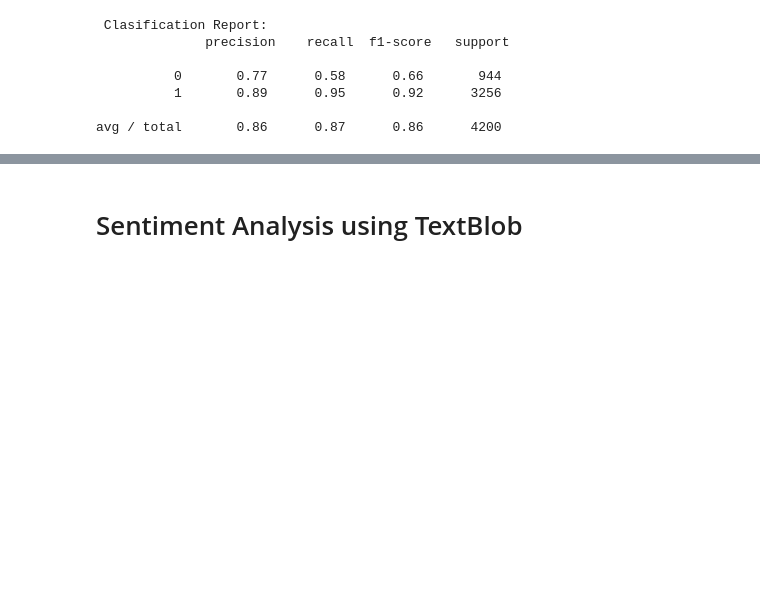
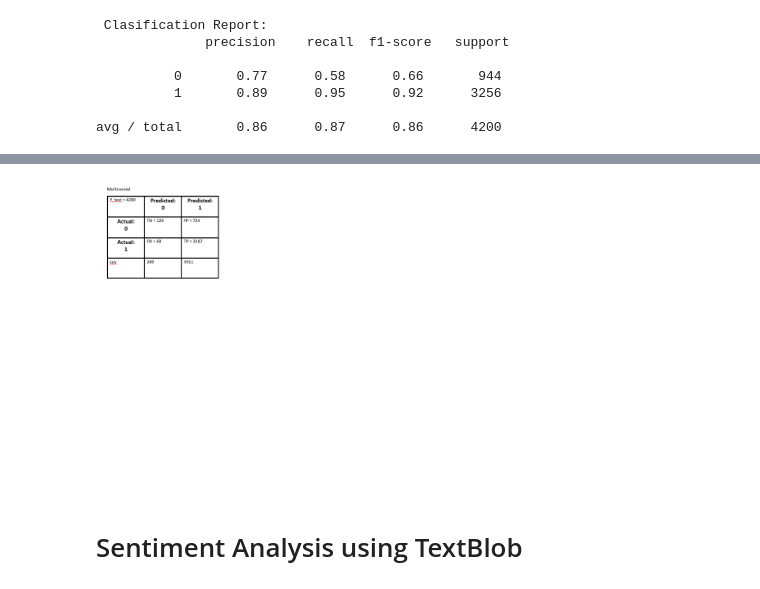
Before and after one commit to Niharika17S/Final_Pro, a Jupyter notebook: sentiment_analysis_v1.ipynb, the cells around one changed output, grey strips where cells are left out. Saved outputs shown, nothing was run; the diff lists cells and outputs as text; code cells hidden in the pictures; blank space fills up the shorter version.

```diff
--- a/sentiment_analysis_v1.ipynb
+++ b/sentiment_analysis_v1.ipynb
@@ -350,3 +355,8 @@ avg / total       0.86      0.87      0.86      4200
+# %%
+from IPython.display import Image
+Image(filename='C:/Users/hello/Desktop/Project3/images/mnb_cfm.png')
+# %% [output]
+[figure, added]
 # %%
 pkl_filename = "pickle_model.pkl"
 with open(pkl_filename, 'wb') as file:
```
Also changed, not shown: parts of 1 cell of this notebook.
